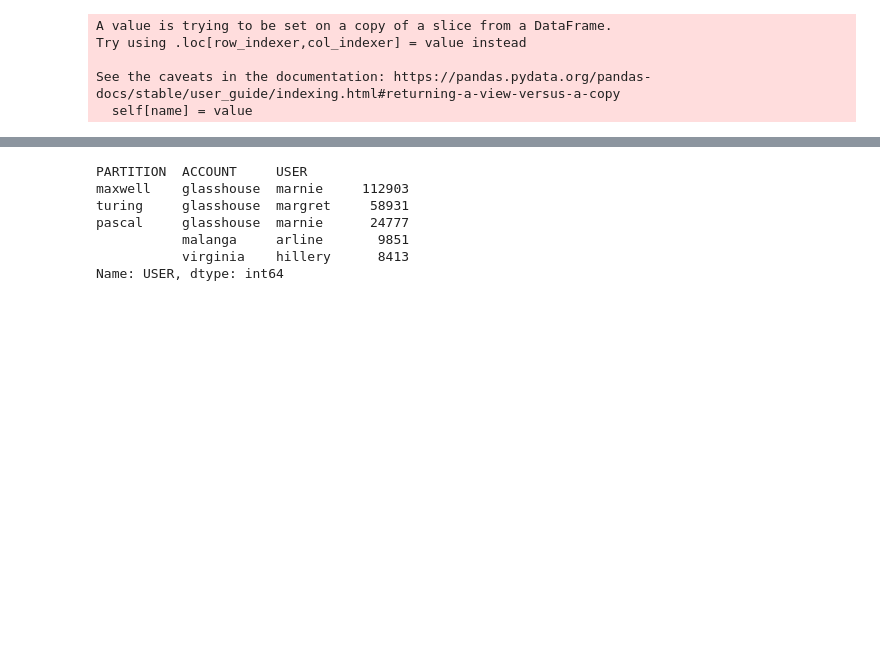
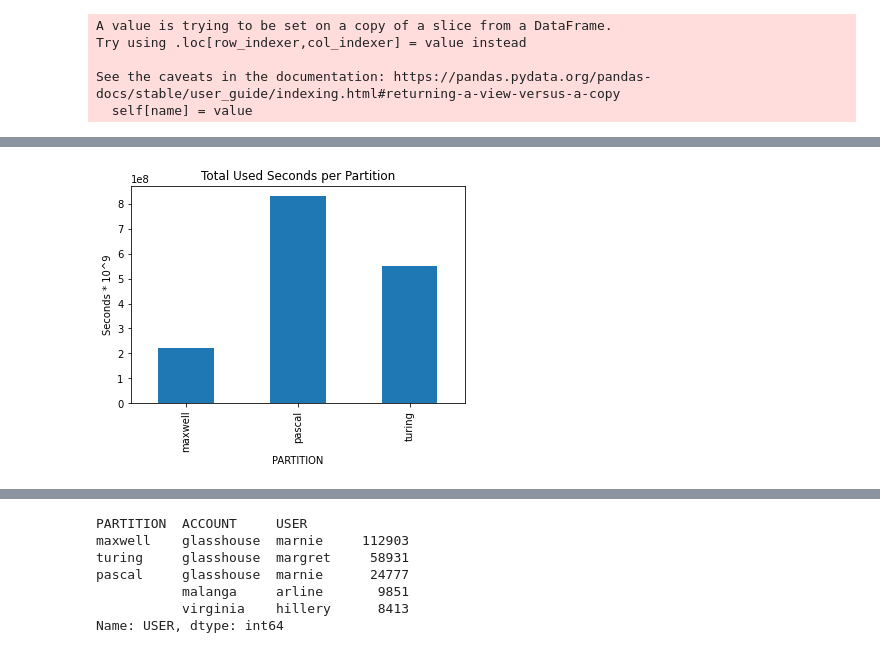
Before and after one commit to essetetsahai/accre_project-jolly_ranchers, a Jupyter notebook: JR_accre.ipynb, the cells around one changed output, grey strips where cells are left out. Cells and saved outputs as stored; diff of their text form; code cells hidden in the pictures; blank space fills up the shorter version.

```diff
--- a/JR_accre.ipynb
+++ b/JR_accre.ipynb
@@ -197,0 +221,6 @@ Name: gpu_mem_time, dtype: float64
+# %%
+t = accre_filtered.groupby(['PARTITION'])['usedtime_seconds'].agg('sum')
+t
+t.plot(kind='bar',  ylabel = 'Seconds * 10^9', title = 'Total Used Seconds per Partition');
+# %% [output]
+[figure, added]
```
Also changed, not shown: parts of 11 cells of this notebook.
